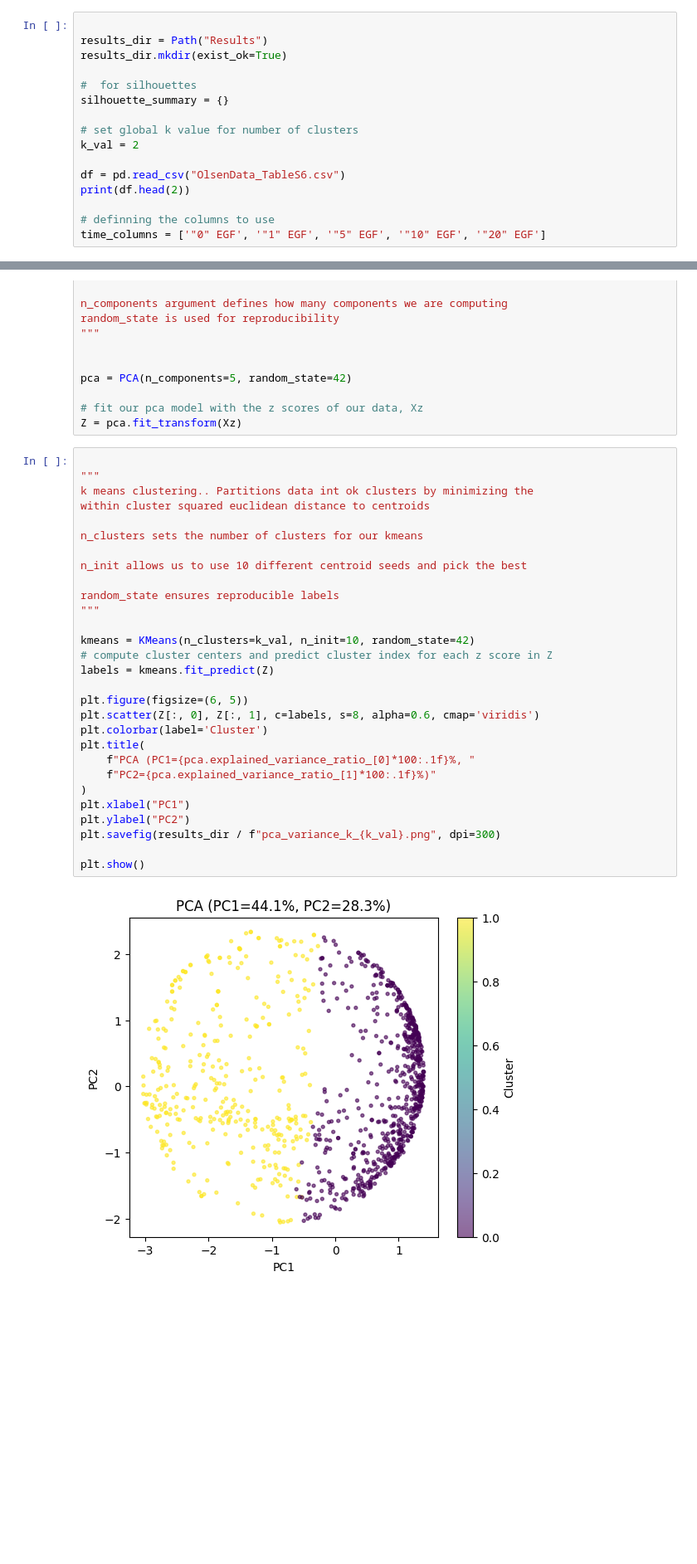
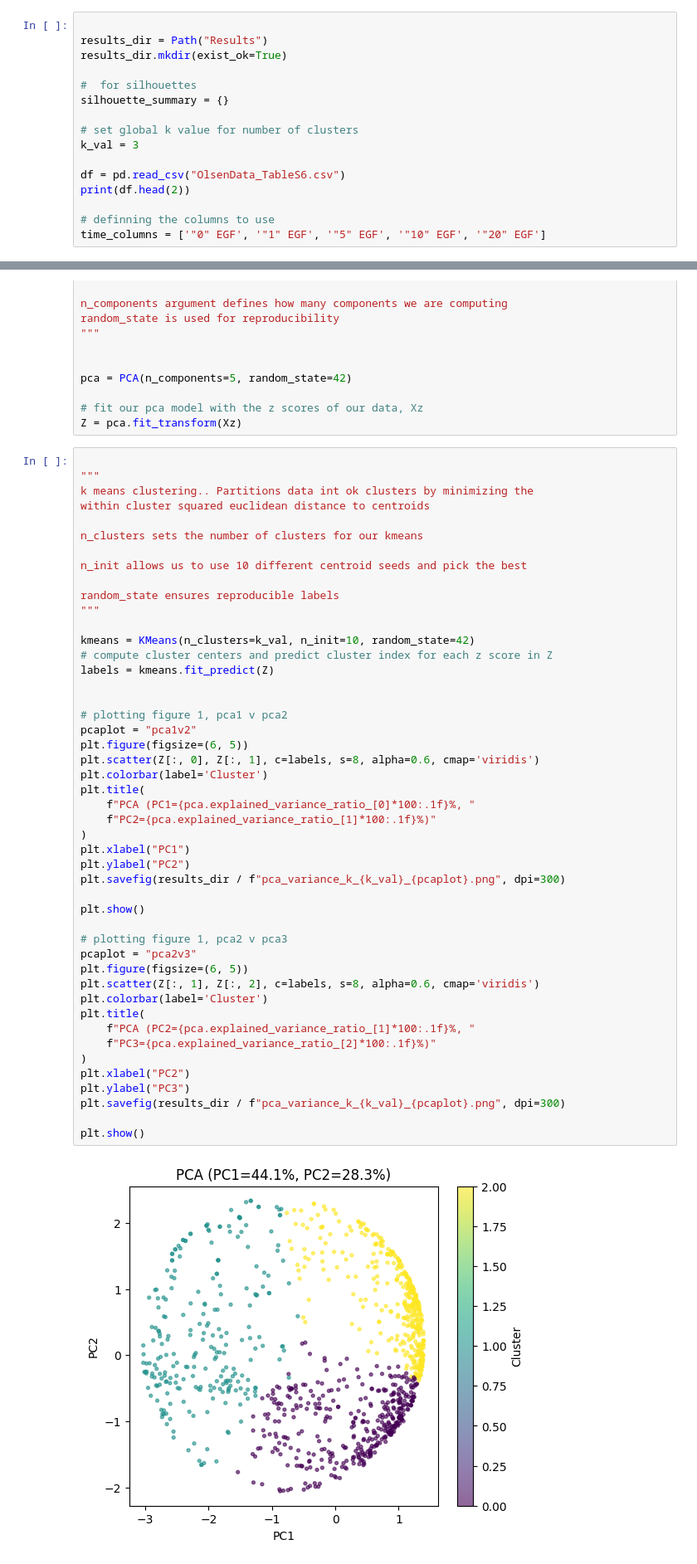
Before and after one commit to YvesLangstonMays/MAPD, a Jupyter notebook: main.ipynb, the cells around one changed output, grey strips where cells are left out. Shown: that part at 83% size. Drawn from its saved outputs; the diff is of its cells as text; blank space fills up the shorter version.

```diff
--- a/main.ipynb
+++ b/main.ipynb
@@ -90,7 +90,7 @@ results_dir.mkdir(exist_ok=True)
 silhouette_summary = {}
 
 # set global k value for number of clusters
-k_val = 2
+k_val = 3
 
 df = pd.read_csv("OlsenData_TableS6.csv")
 print(df.head(2))
@@ -168,31 +168,49 @@ Z = pca.fit_transform(Xz)
 # %%
 
 """
 k means clustering.. Partitions data int ok clusters by minimizing the
 within cluster squared euclidean distance to centroids
 
 n_clusters sets the number of clusters for our kmeans
 
 n_init allows us to use 10 different centroid seeds and pick the best
 
 random_state ensures reproducible labels
 """
 
 kmeans = KMeans(n_clusters=k_val, n_init=10, random_state=42)
 # compute cluster centers and predict cluster index for each z score in Z
 labels = kmeans.fit_predict(Z)
 
+
+# plotting figure 1, pca1 v pca2
+pcaplot = "pca1v2"
 plt.figure(figsize=(6, 5))
 plt.scatter(Z[:, 0], Z[:, 1], c=labels, s=8, alpha=0.6, cmap='viridis')
 plt.colorbar(label='Cluster')
 plt.title(
     f"PCA (PC1={pca.explained_variance_ratio_[0]*100:.1f}%, "
     f"PC2={pca.explained_variance_ratio_[1]*100:.1f}%)"
 )
 plt.xlabel("PC1")
 plt.ylabel("PC2")
-plt.savefig(results_dir / f"pca_variance_k_{k_val}.png", dpi=300)
+plt.savefig(results_dir / f"pca_variance_k_{k_val}_{pcaplot}.png", dpi=300)
 
 plt.show()
+
+# plotting figure 1, pca2 v pca3
+pcaplot = "pca2v3"
+plt.figure(figsize=(6, 5))
+plt.scatter(Z[:, 1], Z[:, 2], c=labels, s=8, alpha=0.6, cmap='viridis')
+plt.colorbar(label='Cluster')
+plt.title(
+    f"PCA (PC2={pca.explained_variance_ratio_[1]*100:.1f}%, "
+    f"PC3={pca.explained_variance_ratio_[2]*100:.1f}%)"
+)
+plt.xlabel("PC2")
+plt.ylabel("PC3")
+plt.savefig(results_dir / f"pca_variance_k_{k_val}_{pcaplot}.png", dpi=300)
+
+plt.show()
 # %% [output]
-[figure, old version]
+[figure, new version]
```
Also changed, not shown: parts of 7 cells of this notebook, 7 other files.
